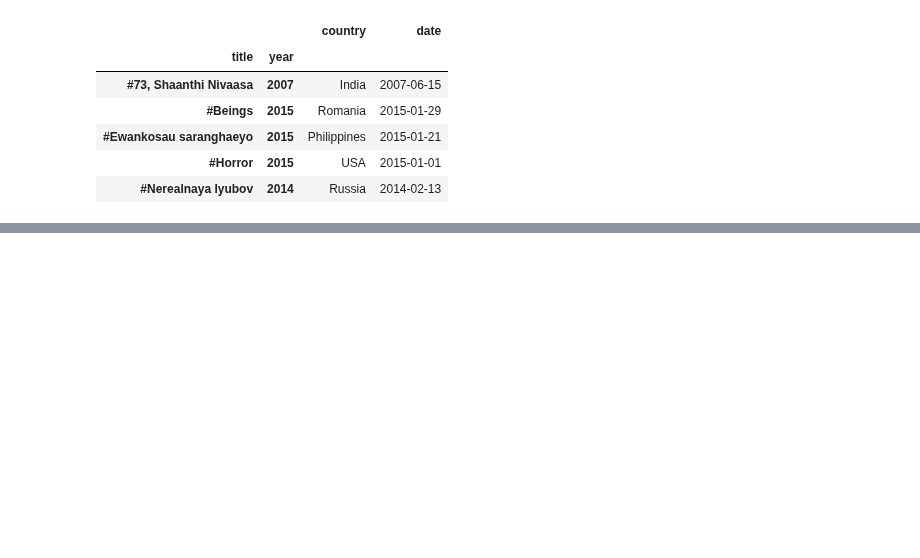
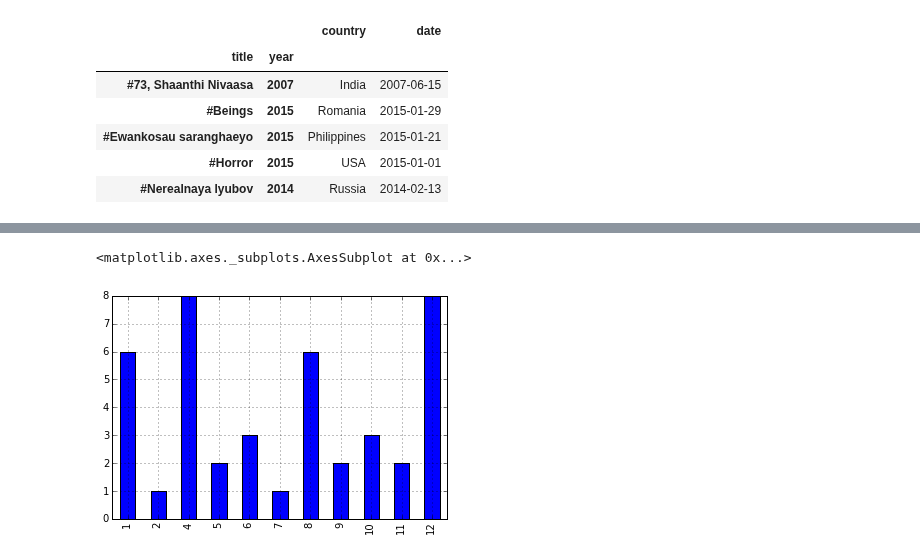
Before and after one commit to brandon-rhodes/pycon-pandas-tutorial, a Jupyter notebook: All.ipynb, the cells around one changed output, grey strips where cells are left out. Drawn from its saved outputs; the diff is of its cells as text; code cells hidden in the pictures; blank space fills up the shorter version.

```diff
--- a/All.ipynb
+++ b/All.ipynb
@@ -841,0 +908,11 @@ rd.head()
+# %%
+# 5. In what months of the year have Helen Mirren movies been most often released?
+
+c = cast
+c = c[c.name == 'Helen Mirren'][['title', 'year']].drop_duplicates()
+c = c.join(rd, ['title', 'year'])
+c = c[c.country == 'USA']
+c.date.dt.month.value_counts().sort_index().plot(kind='bar')
+# %% [output]
+<matplotlib.axes._subplots.AxesSubplot at 0x...>
+[figure, added]
```
Also changed, not shown: parts of 14 cells of this notebook.
